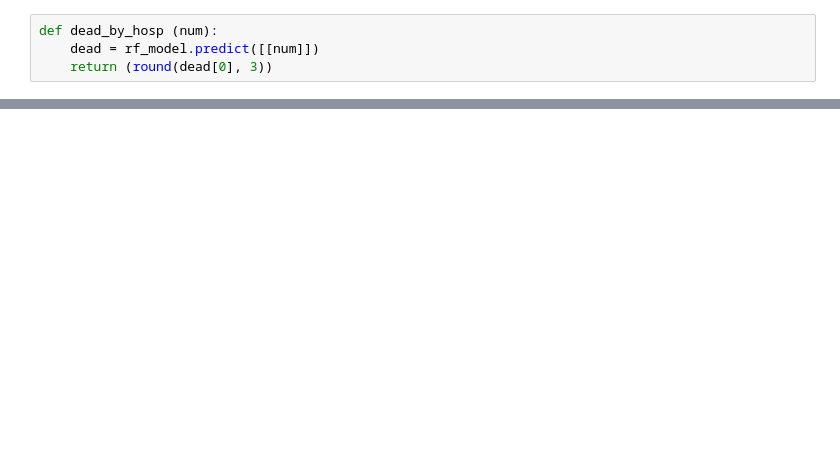
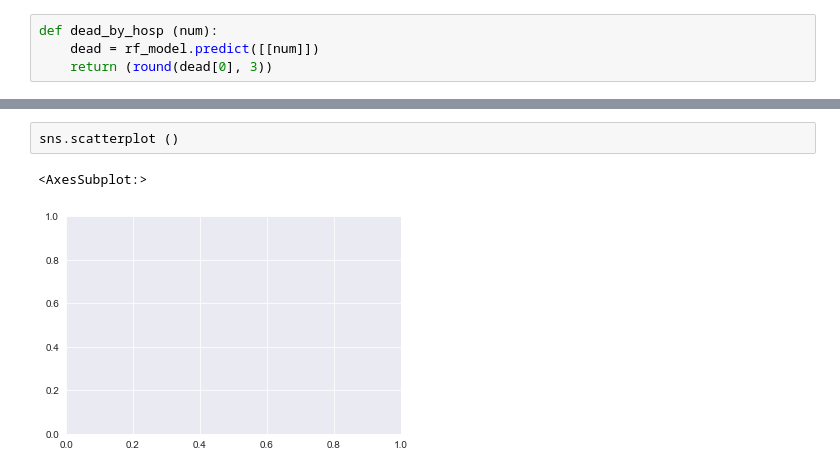
Before and after one commit to Drchikalama/Covid-Israel-Data-Visualization, a Jupyter notebook: Updating Israel Covid Visualization.ipynb, the cells around one changed output, grey strips where cells are left out. Saved outputs shown, nothing was run; the diff lists cells and outputs as text; blank space fills up the shorter version.

```diff
--- a/Updating Israel Covid Visualization.ipynb
+++ b/Updating Israel Covid Visualization.ipynb
@@ -226,0 +227,5 @@ plt.show()
+# %%
+sns.scatterplot ()
+# %% [output]
+<AxesSubplot:>
+[figure, added]
```
Also changed, not shown: parts of 7 cells of this notebook.
